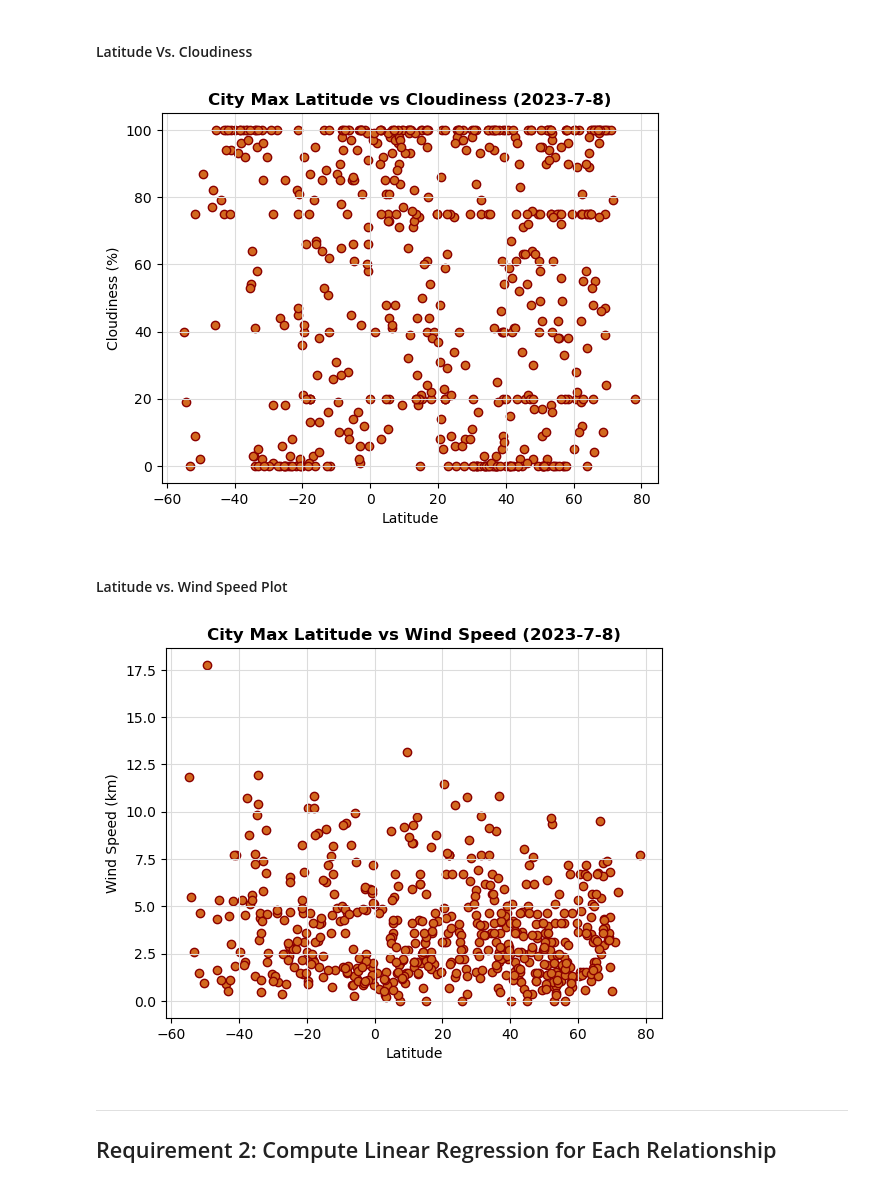
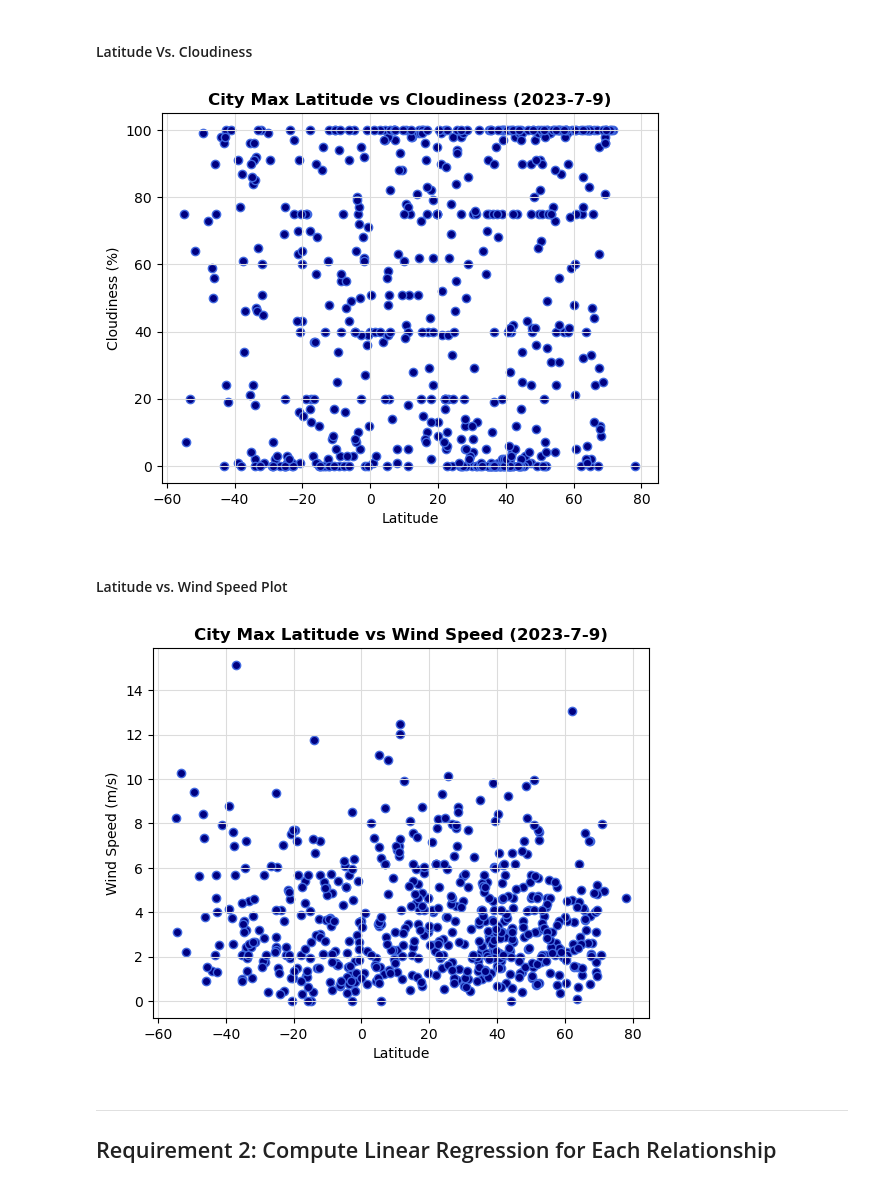
Before and after one commit to MireilleWalton/python-api-challenge, a Jupyter notebook: WeatherPy copy_MWalton.ipynb, the cells around one changed output. Saved outputs shown, nothing was run; the diff lists cells and outputs as text; code cells hidden in the pictures.

```diff
--- a/WeatherPy copy_MWalton.ipynb
+++ b/WeatherPy copy_MWalton.ipynb
@@ -173,6 +175,6 @@ city_data_df.to_csv("../output_data/cities.csv", index_label="City_ID")
 # %%
 # Read saved data
-city_data_df = pd.read_csv("../output_data/cities.csv", index_col="City_ID")
+city_data_df = pd.read_csv("output_data/MWalton_cities.csv", index_col="City_ID")
 
 # Display sample data
 city_data_df.head()
@@ -229,40 +231,40 @@ plt.show()
 #### Latitude Vs. Cloudiness
 # %%
 # Build the scatter plots for latitude vs. cloudiness
-plt.scatter(city_data_df["Lat"], city_data_df["Cloudiness"], edgecolor = "darkred", color = "chocolate", marker="o")
+plt.scatter(city_data_df["Lat"], city_data_df["Cloudiness"], edgecolor = "royalblue", color = "navy", marker="o")
 
 # Incorporate the other graph properties
-plt.title("City Max Latitude vs Cloudiness (2023-7-8)", weight = "bold")
+plt.title("City Max Latitude vs Cloudiness (2023-7-9)", weight = "bold")
 plt.ylabel("Cloudiness (%)")
 plt.xlabel("Latitude")
 plt.grid(True, color = "gainsboro")
 
 # Save the figure
-#plt.savefig("output_data/MWalton_Fig3.png")
+plt.savefig("output_data/MWalton_Fig3.png")
 
 # Show plot
 plt.show()
 # %% [output]
-[figure, old version]
+[figure, new version]
 # %% [markdown]
 #### Latitude vs. Wind Speed Plot
 # %%
 # Build the scatter plots for latitude vs. wind speed
-plt.scatter(city_data_df["Lat"], city_data_df["Wind Speed"], edgecolor = "darkred", color = "chocolate", marker="o")
+plt.scatter(city_data_df["Lat"], city_data_df["Wind Speed"], edgecolor = "royalblue", color = "navy", marker="o")
 
 # Incorporate the other graph properties
-plt.title("City Max Latitude vs Wind Speed (2023-7-8)", weight = "bold")
+plt.title("City Max Latitude vs Wind Speed (2023-7-9)", weight = "bold")
 plt.ylabel("Wind Speed (m/s)")
 plt.xlabel("Latitude")
 plt.grid(True, color = "gainsboro")
 
 # Save the figure
-#plt.savefig("output_data/MWalton_Fig4.png")
+plt.savefig("output_data/MWalton_Fig4.png")
 
 # Show plot
 plt.show()
 # %% [output]
-[figure, old version]
+[figure, new version]
 # %% [markdown]
 ---
 
```
Also changed, not shown: parts of 37 cells of this notebook, 7 other files.
